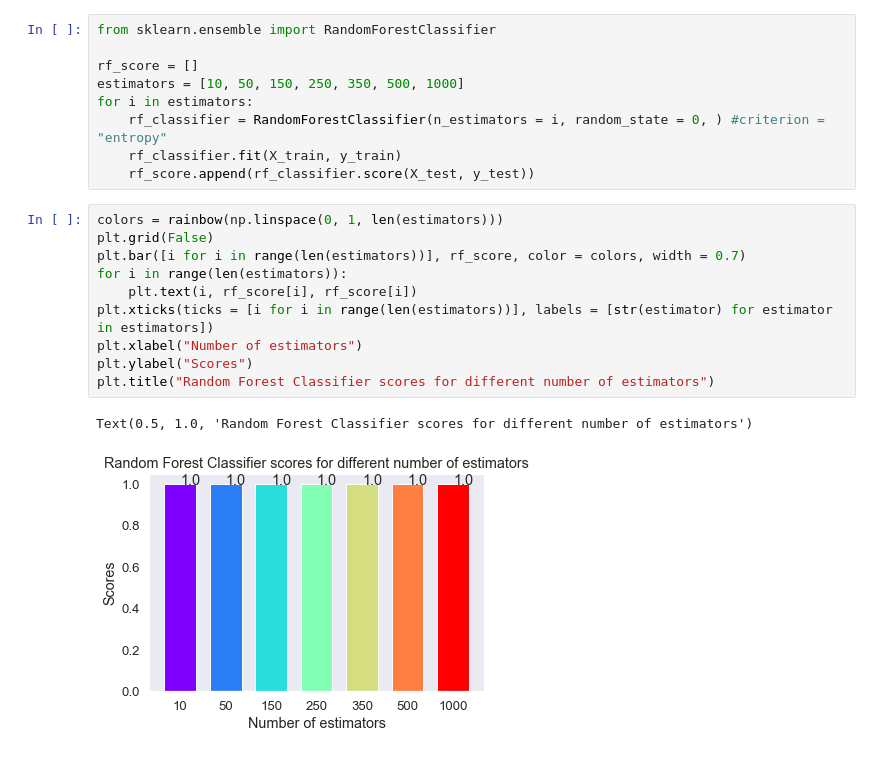
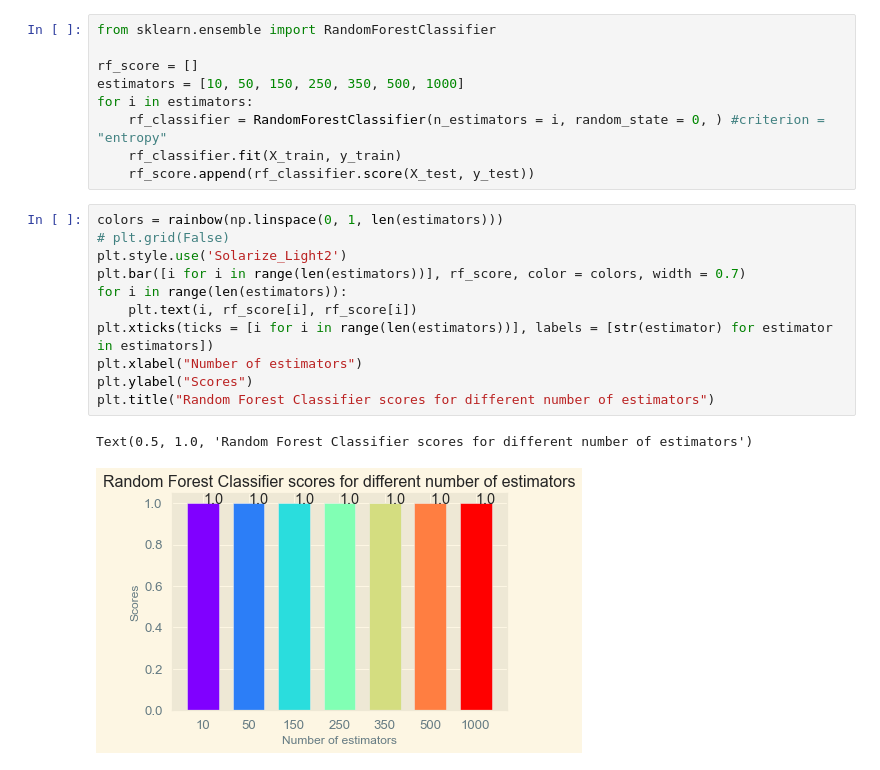
Before and after one commit to franck225-coder/Machine-Learning-project-series, a Jupyter notebook: logistic regression/heart disease prediction/heart_disease_prediction.ipynb, the cells around one changed output. Drawn from its saved outputs; the diff is of its cells as text.

```diff
--- a/logistic regression/heart disease prediction/heart_disease_prediction.ipynb
+++ b/logistic regression/heart disease prediction/heart_disease_prediction.ipynb
@@ -470,14 +470,15 @@ for i in estimators:
     rf_score.append(rf_classifier.score(X_test, y_test))
 # %%
 colors = rainbow(np.linspace(0, 1, len(estimators)))
-plt.grid(False)
+# plt.grid(False)
+plt.style.use('Solarize_Light2')
 plt.bar([i for i in range(len(estimators))], rf_score, color = colors, width = 0.7)
 for i in range(len(estimators)):
     plt.text(i, rf_score[i], rf_score[i])
 plt.xticks(ticks = [i for i in range(len(estimators))], labels = [str(estimator) for estimator in estimators])
 plt.xlabel("Number of estimators")
 plt.ylabel("Scores")
 plt.title("Random Forest Classifier scores for different number of estimators")
 # %% [output]
 Text(0.5, 1.0, 'Random Forest Classifier scores for different number of estimators')
-[figure, old version]
+[figure, new version]
```
Also changed, not shown: parts of 1 cell of this notebook.
